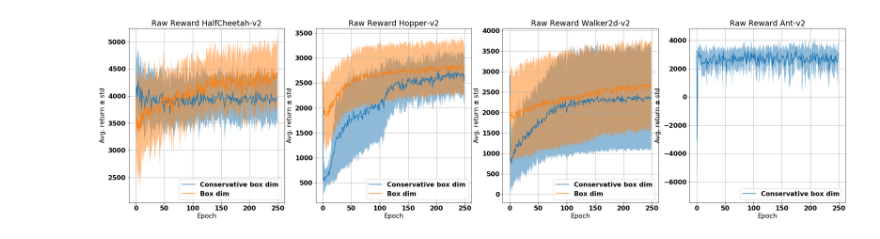
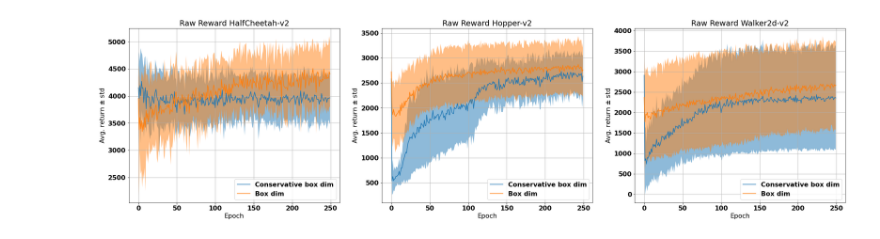
Before and after one commit to sgillen/fractal_rl, a Jupyter notebook: src/limit_mesh.ipynb, the cells around one changed output. Saved outputs shown, nothing was run; the diff lists cells and outputs as text; code cells hidden in the pictures.

```diff
--- a/src/limit_mesh.ipynb
+++ b/src/limit_mesh.ipynb
@@ -14,6 +112,6 @@ import matplotlib
 # %%
-env_names = ["HalfCheetah-v2", "Hopper-v2", "Walker2d-v2", "Ant-v2"]
-init_names = ["identity", "madodiv", "identity", "identity"]
+env_names = ["HalfCheetah-v2", "Hopper-v2", "Walker2d-v2"]
+init_names = ["identity", "madodiv", "identity"]
 
 font = {'weight' : 'bold',
         'size'   : 16}
@@ -29,31 +127,31 @@ for env_name, init_name in zip(env_names, init_names):
 
     data = torch.load(f"./data_mcshdim4/{env_name}.xr")
     policy_dict = data.policy_dict
     rews = data.rews#/data.post_rews
     exp_names = [fn.__name__ for fn in data.attrs['post_fns']]
     num_seeds = len(policy_dict[exp_names[0]])
 
     means = rews.mean(dim="trial")
     stds = rews.std(dim="trial")
 
     #plt.subplots(1,1, figsize=(10,7))
     ax[i].plot(means.T)
     ax[i].legend(['Conservative box dim', 'Box dim'], loc='lower right')
     ci = stds
 
     for mean, c in zip(means, ci):
         ax[i].fill_between([t for t in range(len(mean))], (mean-c), (mean+c), alpha=.5)
 
     ax[i].set_title(f"Raw Reward {env_name}")
     ax[i].set_ylabel(r"Avg. return $\pm$ std")
     ax[i].set_xlabel(r"Epoch")
     ax[i].grid()
     i+=1
 
 #     for exp_name in exp_names:
 #         plt.plot(rews.loc[exp_name].T[:,0:10])
 #         plt.legend([i for i in range(10)])
 #         plt.title(exp_name)
 #         plt.figure()
 # %% [output]
-[figure, old version]
+[figure, new version]
```
Also changed, not shown: parts of 22 cells of this notebook, 3 other files.
